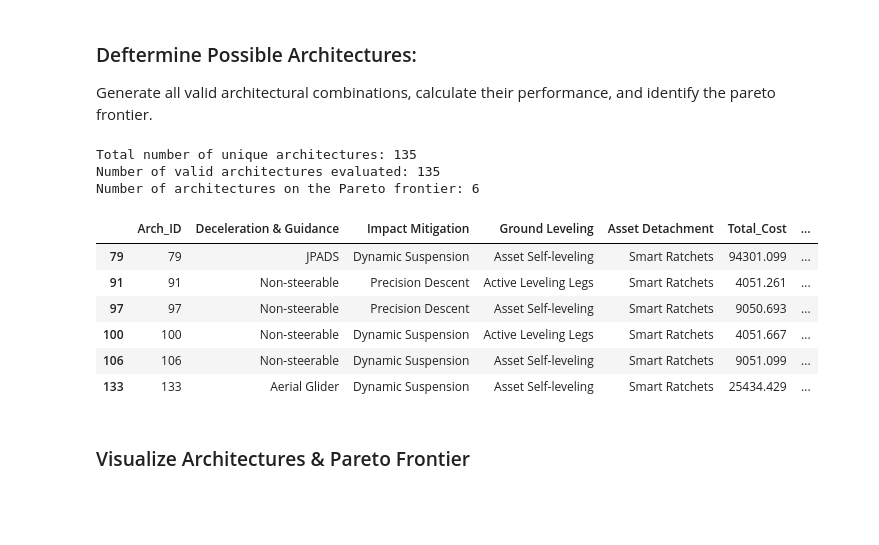
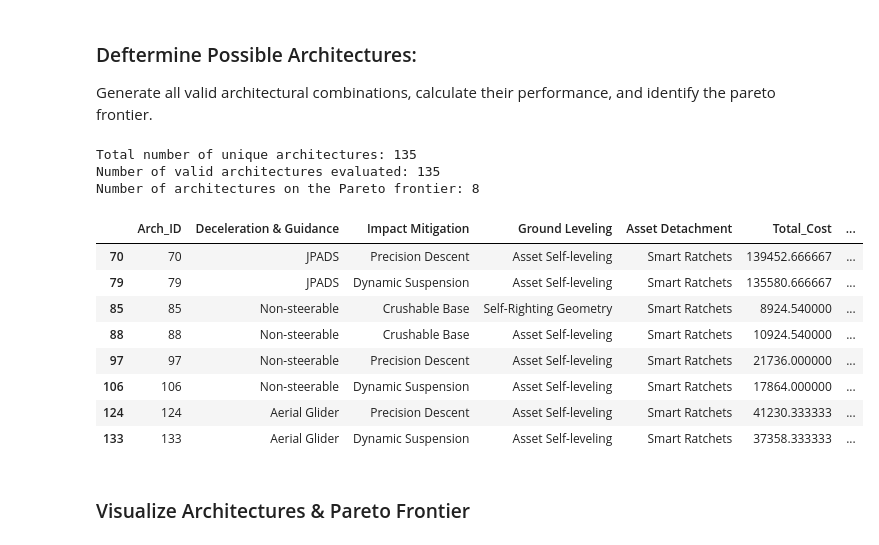
Before and after one commit to froe0466/Microprocessors-2-Project, a Jupyter notebook: OS14.ipynb, the cells around one changed output. Drawn from its saved outputs; the diff is of its cells as text; code cells hidden in the pictures; blank space fills up the shorter version.

```diff
--- a/OS14.ipynb
+++ b/OS14.ipynb
@@ -339,14 +400,43 @@ for i, combo in enumerate(combinations):
     for decision, option in zip(keys, combo):
         current_arch_dict[decision] = option
 
+        # ### Cost & LTC as a product of entered mean value, does not take PDF type into account ###
+        # # Add Cost
+        # try:
+        #     val = cost_df.loc[(decision, option), 'Mean']
+        #     if isinstance(val, pd.Series): val = val.iloc[0]
+
+        #     # Strict check: If Mean is missing, fail loudly
+        #     if pd.isna(val):
+        #         raise ValueError(f"Spreadsheet Error: Missing 'Mean' for option '{option}' under decision '{decision}' (Metric: Cost).")
+        #     else:
+        #         total_cost += val
+        # except KeyError:
+        #     pass # Perfectly fine, this option just doesn't affect Cost
+
+        # # Add LTC
+        # try:
+        #     val = ltc_df.loc[(decision, option), 'Mean']
+        #     if isinstance(val, pd.Series): val = val.iloc[0]
+
+        #     # Strict check: If Mean is missing, fail loudly
+        #     if pd.isna(val):
+        #         raise ValueError(f"Spreadsheet Error: Missing 'Mean' for option '{option}' under decision '{decision}' (Metric: LTC).")
+        #     else:
+        #         total_ltc += val
+        # except KeyError:
+        #     pass # Perfectly fine, this option just doesn't affect LTC (e.g., Asset Detachment)
+
+
+        ### Aligned to PDFs for each option - uses calculated Expected Value (instead of simple mean)###
         # Add Cost
         try:
-            val = cost_df.loc[(decision, option), 'Mean']
+            val = cost_df.loc[(decision, option), 'Expected Value']
             if isinstance(val, pd.Series): val = val.iloc[0]
 
-            # Strict check: If Mean is missing, fail loudly
+            # Strict check: If Expected Value is missing, fail loudly
             if pd.isna(val):
-                raise ValueError(f"Spreadsheet Error: Missing 'Mean' for option '{option}' under decision '{decision}' (Metric: Cost).")
+                raise ValueError(f"Data Error: Missing 'Expected Value' for option '{option}' under decision '{decision}' (Metric: Cost).")
             else:
                 total_cost += val
         except KeyError:
@@ -354,12 +444,12 @@ for i, combo in enumerate(combinations):
 
         # Add LTC
         try:
-            val = ltc_df.loc[(decision, option), 'Mean']
+            val = ltc_df.loc[(decision, option), 'Expected Value']
             if isinstance(val, pd.Series): val = val.iloc[0]
 
-            # Strict check: If Mean is missing, fail loudly
+            # Strict check: If Expected Value is missing, fail loudly
             if pd.isna(val):
-                raise ValueError(f"Spreadsheet Error: Missing 'Mean' for option '{option}' under decision '{decision}' (Metric: LTC).")
+                raise ValueError(f"Data Error: Missing 'Expected Value' for option '{option}' under decision '{decision}' (Metric: LTC).")
             else:
                 total_ltc += val
         except KeyError:
@@ -376,40 +466,42 @@ df_architectures = pd.DataFrame(arch_data)
 # valid_mask = df_architectures['Total_LTC'].notna()
 
 # if valid_mask.any():
 #     min_ltc = df_architectures.loc[valid_mask, 'Total_LTC'].min()
 #     max_ltc = df_architectures.loc[valid_mask, 'Total_LTC'].max()
 
 #     # Normalize Total_LTC to a 0-6 range
 #     if max_ltc > min_ltc:
 #         df_architectures.loc[valid_mask, 'Total_LTC'] = (
 #             1.0 + (df_architectures.loc[valid_mask, 'Total_LTC'] - min_ltc) / (max_ltc - min_ltc) * 5.0
 #         )
 
 
 # 4. Identify the Pareto Frontier
 df_valid = df_architectures.dropna(subset=['Total_LTC', 'Total_Cost']).copy()
 
 # Find the Pareto frontier on the valid data
 front = pareto_frontier(df_valid, ['Total_LTC','Total_Cost'], maximize=[True, False])
 
 # Update df_architectures
 pareto_arch_ids = set(front['Arch_ID'].values)
 df_architectures['is_pareto'] = df_architectures['Arch_ID'].isin(pareto_arch_ids)
 
 print(f"Number of valid architectures evaluated: {len(df_valid)}")
 print(f"Number of architectures on the Pareto frontier: {len(front)}")
 display(front)
 # %% [output]
 Total number of unique architectures: 135
 Number of valid architectures evaluated: 135
-Number of architectures on the Pareto frontier: 6
+Number of architectures on the Pareto frontier: 8
 |  | Arch_ID | Deceleration & Guidance | Impact Mitigation | Ground Leveling | Asset Detachment | Total_Cost | ... |
-| 79 | 79 | JPADS | Dynamic Suspension | Asset Self-leveling | Smart Ratchets | 94301.099 | ... |
-| 91 | 91 | Non-steerable | Precision Descent | Active Leveling Legs | Smart Ratchets | 4051.261 | ... |
-| 97 | 97 | Non-steerable | Precision Descent | Asset Self-leveling | Smart Ratchets | 9050.693 | ... |
-| 100 | 100 | Non-steerable | Dynamic Suspension | Active Leveling Legs | Smart Ratchets | 4051.667 | ... |
-| 106 | 106 | Non-steerable | Dynamic Suspension | Asset Self-leveling | Smart Ratchets | 9051.099 | ... |
-| 133 | 133 | Aerial Glider | Dynamic Suspension | Asset Self-leveling | Smart Ratchets | 25434.429 | ... |
+| 70 | 70 | JPADS | Precision Descent | Asset Self-leveling | Smart Ratchets | 139452.666667 | ... |
+| 79 | 79 | JPADS | Dynamic Suspension | Asset Self-leveling | Smart Ratchets | 135580.666667 | ... |
+| 85 | 85 | Non-steerable | Crushable Base | Self-Righting Geometry | Smart Ratchets | 8924.540000 | ... |
+| 88 | 88 | Non-steerable | Crushable Base | Asset Self-leveling | Smart Ratchets | 10924.540000 | ... |
+| 97 | 97 | Non-steerable | Precision Descent | Asset Self-leveling | Smart Ratchets | 21736.000000 | ... |
+| 106 | 106 | Non-steerable | Dynamic Suspension | Asset Self-leveling | Smart Ratchets | 17864.000000 | ... |
+| 124 | 124 | Aerial Glider | Precision Descent | Asset Self-leveling | Smart Ratchets | 41230.333333 | ... |
+| 133 | 133 | Aerial Glider | Dynamic Suspension | Asset Self-leveling | Smart Ratchets | 37358.333333 | ... |
 # %% [markdown]
 ### Visualize Architectures & Pareto Frontier
 # %%
```
Also changed, not shown: parts of 17 cells of this notebook.
